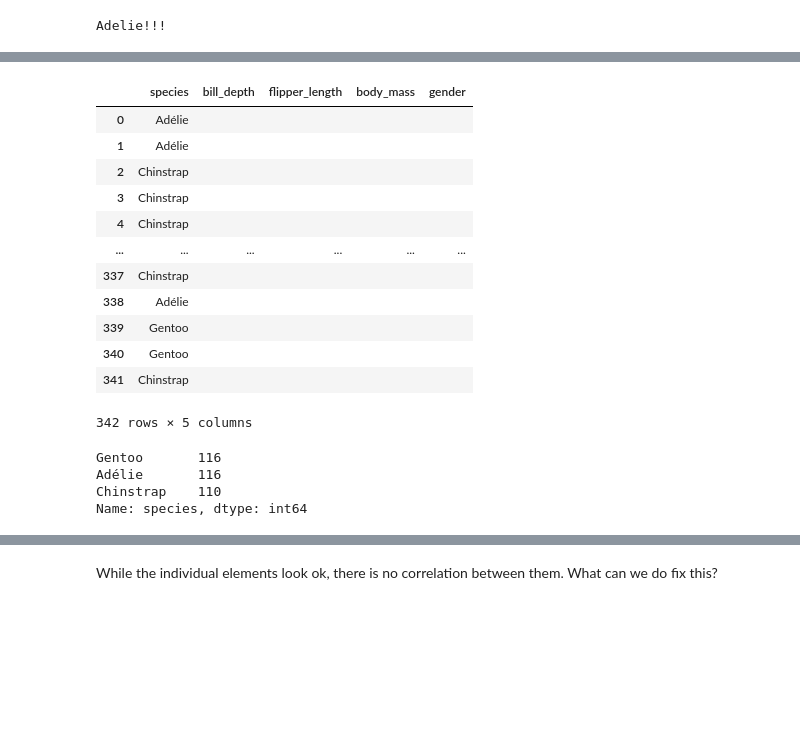
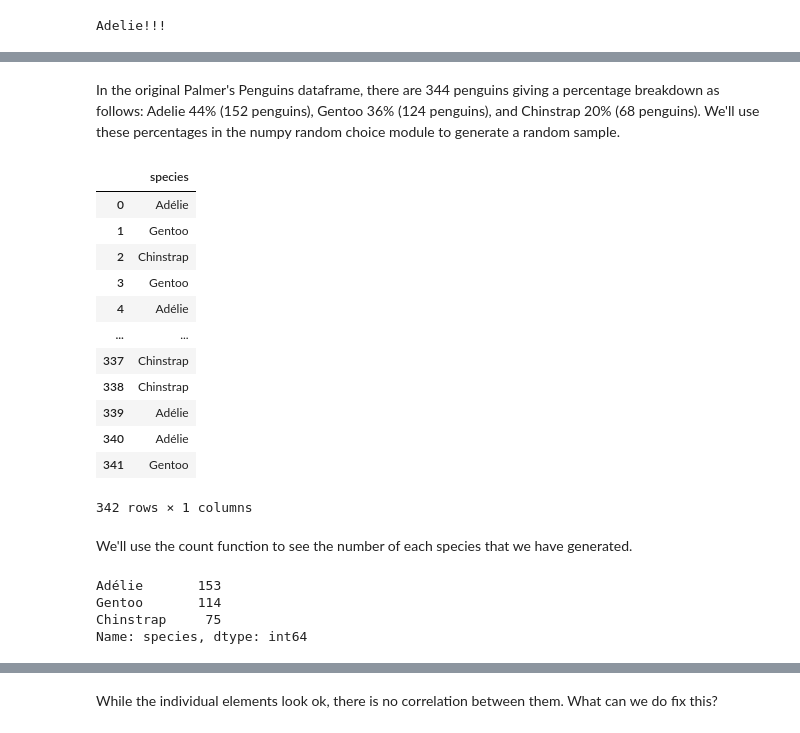
Before and after one commit to jbrad88/pda-project, a Jupyter notebook: pda-project.ipynb, the cells around one changed output, grey strips where cells are left out. Drawn from its saved outputs; the diff is of its cells as text; code cells hidden in the pictures; blank space fills up the shorter version.

```diff
--- a/pda-project.ipynb
+++ b/pda-project.ipynb
@@ -242,29 +199,0 @@ pd.DataFrame({'species':sp1,
-# %%
-from itertools import repeat
-
-for i in range(200):
-    sp2 = np.random.choice(a=['Adélie','Gentoo','Chinstrap'], p=[0.34,0.33,0.33])
-
-    if sp2 == "Gentoo":
-        bill_depth = np.random.uniform(13.1,17.3, 342)
-        flipper_length = np.random.uniform(203.0, 231.0, 342)
-        body_mass = np.random.uniform(3950.0, 6300.0, 342)
-        gender = np.random.choice(a=['male','female'], size=342, p=[0.5,0.5])
-
-    elif sp2 == 'Adélie':
-        bill_depth = np.random.uniform(15.5,21.5, 342)
-        flipper_length = np.random.uniform(172.0,210.0, 342)
-        body_mass = np.random.uniform(2850.0,4775.0, 342)
-        gender = np.random.choice(a=['male','female'], size=342, p=[0.5,0.5])
-
-    else:
-        bill_depth = np.random.uniform(16.4,20.8, 342)
-        flipper_length = np.random.uniform(178.0,212.0, 342)
-        body_mass = np.random.uniform(2700.0,4800.0, 342)
-        gender = np.random.choice(a=['male','female'], size=342, p=[0.5,0.5])
-
-pd.DataFrame({'species':sp2,
-              'bill_depth':bill_depth,
-              'flipper_length':flipper_length,
-              'body_mass':body_mass,
-              'gender':gender})
@@ -285,37 +200,33 @@ pd.DataFrame({'species':sp2,
+# %% [markdown]
+In the original Palmer's Penguins dataframe, there are 344 penguins giving a percentage breakdown as follows: Adelie 44% (152 penguins), Gentoo 36% (124 penguins), and Chinstrap 20% (68 penguins). We'll use these percentages in the numpy random choice module to generate a random sample.
 # %%
+
 for i in range(1):
-    x = np.random.choice(a=['Adélie','Gentoo','Chinstrap'], size=342, p=[0.34,0.33,0.33])
+    x = np.random.choice(a=['Adélie','Gentoo','Chinstrap'], size=342, p=[0.44,0.36,0.20])
 
-a = ""
-b = ""
-c = ""
-d = ""
-
-sampledf = pd.DataFrame({'species':x,
-              'bill_depth':a,
-              'flipper_length':b,
-              'body_mass':c,
-              'gender':d})
+sampledf = pd.DataFrame({'species':x})
 
 sampledf
 # %% [output]
-|  | species | bill_depth | flipper_length | body_mass | gender |
-| 0 | Adélie |  |  |  |  |
-| 1 | Adélie |  |  |  |  |
-| 2 | Chinstrap |  |  |  |  |
-| 3 | Chinstrap |  |  |  |  |
-| 4 | Chinstrap |  |  |  |  |
-| ... | ... | ... | ... | ... | ... |
-| 337 | Chinstrap |  |  |  |  |
-| 338 | Adélie |  |  |  |  |
-| 339 | Gentoo |  |  |  |  |
-| 340 | Gentoo |  |  |  |  |
-| 341 | Chinstrap |  |  |  |  |
+|  | species |
+| 0 | Adélie |
+| 1 | Gentoo |
+| 2 | Chinstrap |
+| 3 | Gentoo |
+| 4 | Adélie |
+| ... | ... |
+| 337 | Chinstrap |
+| 338 | Chinstrap |
+| 339 | Adélie |
+| 340 | Adélie |
+| 341 | Gentoo |
-342 rows × 5 columns
+342 rows × 1 columns
+# %% [markdown]
+We'll use the count function to see the number of each species that we have generated.
 # %%
 sampledf['species'].value_counts()
 # %% [output]
-Gentoo       116
-Adélie       116
-Chinstrap    110
+Adélie       153
+Gentoo       114
+Chinstrap     75
 Name: species, dtype: int64
```
Also changed, not shown: parts of 34 cells of this notebook, 2 other files.
